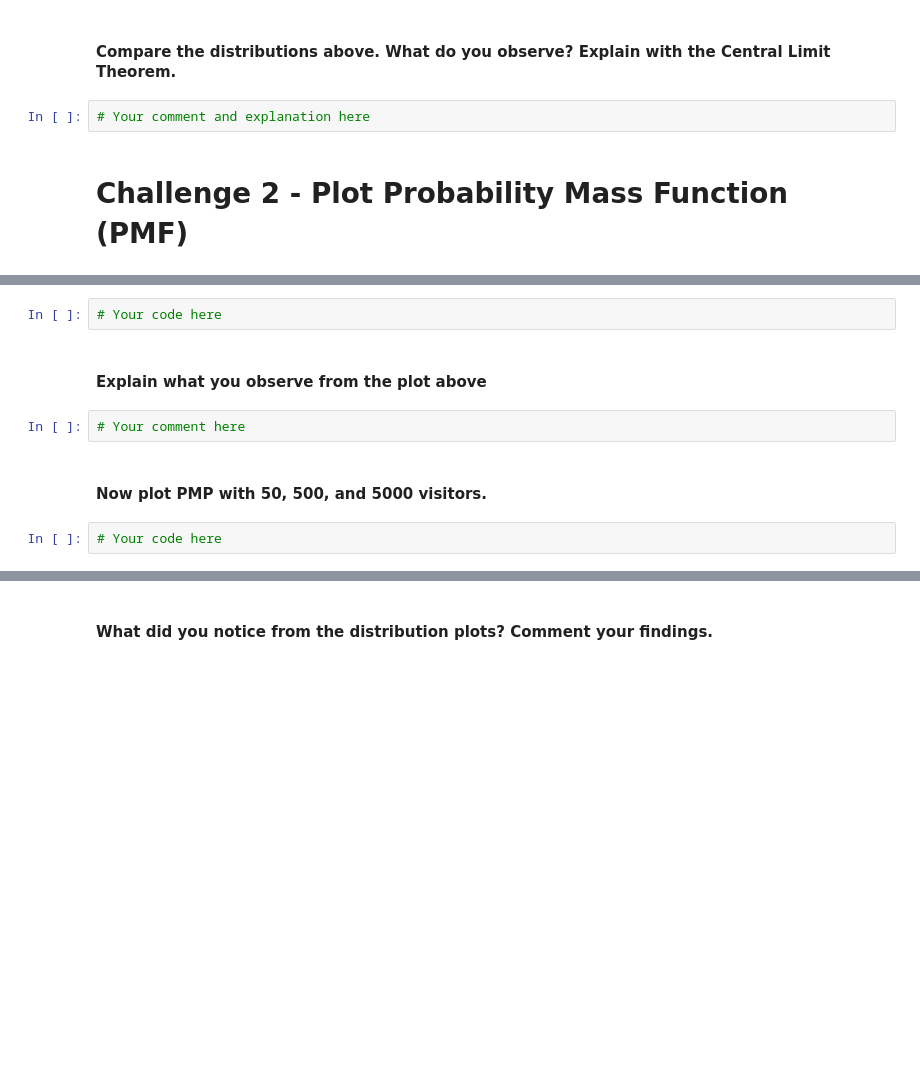
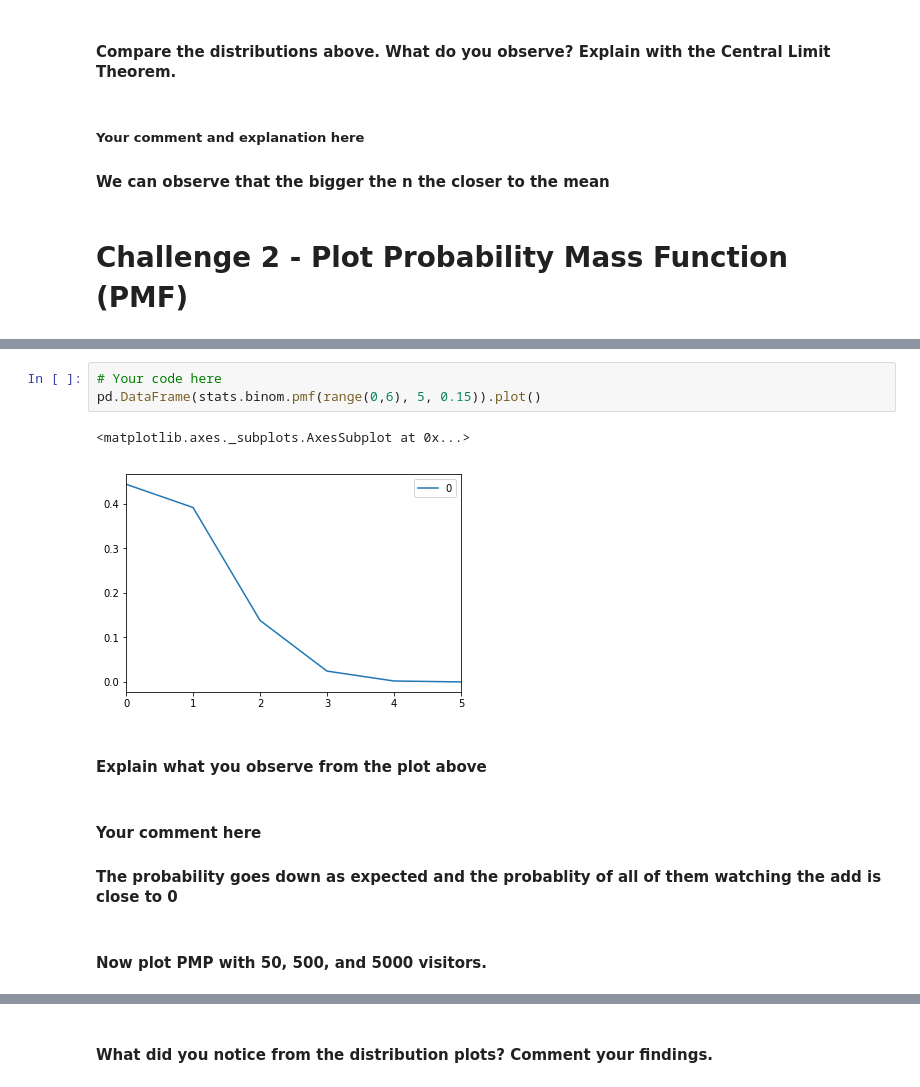
Before and after one commit to ta-data-bcn/lab-probability-dist, a Jupyter notebook: your_code/main.ipynb, the cells around one changed output, grey strips where cells are left out. Drawn from its saved outputs; the diff is of its cells as text; blank space fills up the shorter version.

```diff
--- a/your_code/main.ipynb
+++ b/your_code/main.ipynb
@@ -35,7 +71,8 @@ Use matplotlib to plot a histogram of each sample.
 # %% [markdown]
 #### Compare the distributions above. What do you observe? Explain with the Central Limit Theorem.
-# %%
-# Your comment and explanation here
+# %% [markdown]
+##### Your comment and explanation here
+#### We can observe that the bigger the n the closer to the mean
 # %% [markdown]
 # Challenge 2 - Plot Probability Mass Function (PMF)
 # %% [markdown]
@@ -48,13 +85,16 @@ Use matplotlib to plot a histogram of each sample.
 *Hint: use binom from `scipy.stats.binom`. Your output should look like below:*
 
 ![binom 10](ch-2.png)
-# %%
-# Your code here
+# %%
+# Your code here
+pd.DataFrame(stats.binom.pmf(range(0,6), 5, 0.15)).plot()
+# %% [output]
+<matplotlib.axes._subplots.AxesSubplot at 0x...>
+[figure, added]
 # %% [markdown]
 #### Explain what you observe from the plot above
-# %%
-# Your comment here
+# %% [markdown]
+#### Your comment here
+#### The probability goes down as expected and the probablity of all of them watching the add is close to 0
 # %% [markdown]
 #### Now plot PMP with 50, 500, and 5000 visitors.
-# %%
-# Your code here
```
Also changed, not shown: parts of 22 cells of this notebook.
